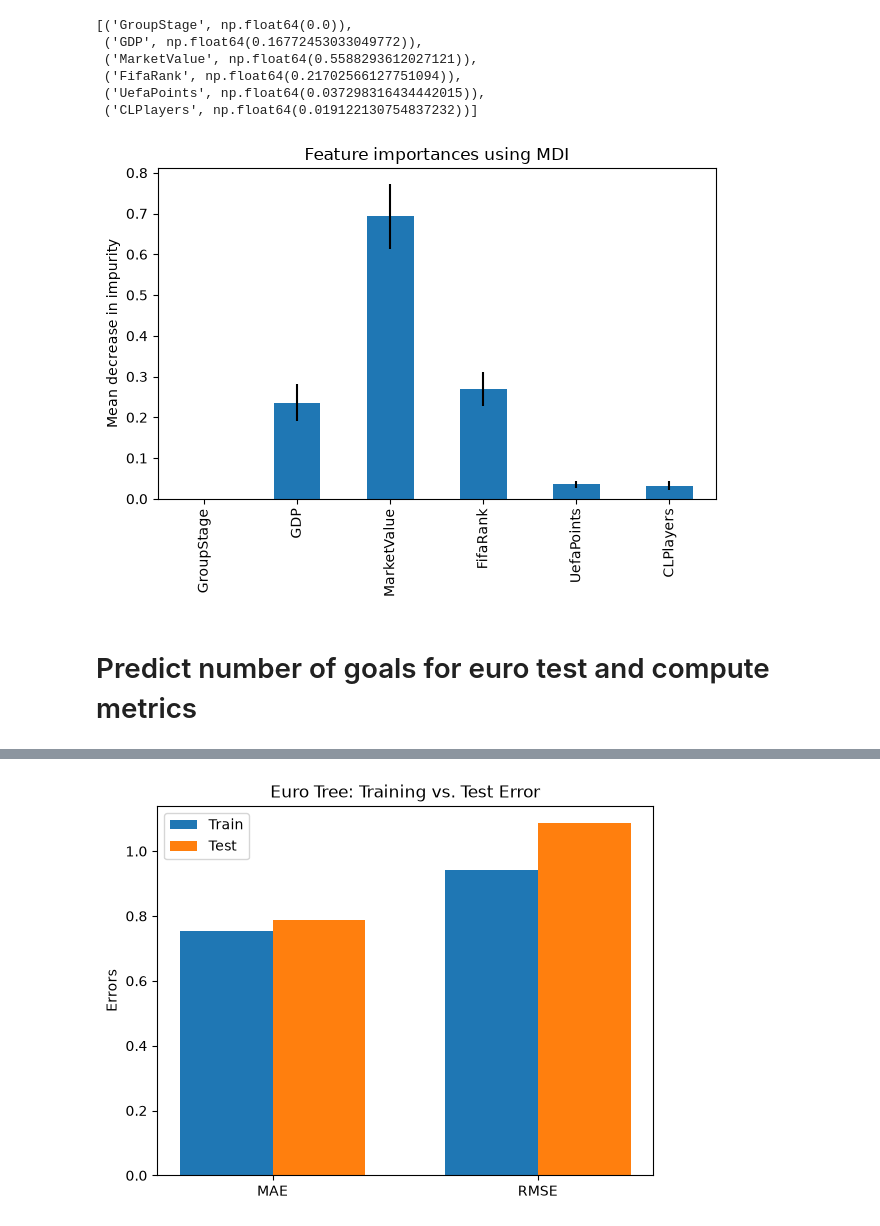
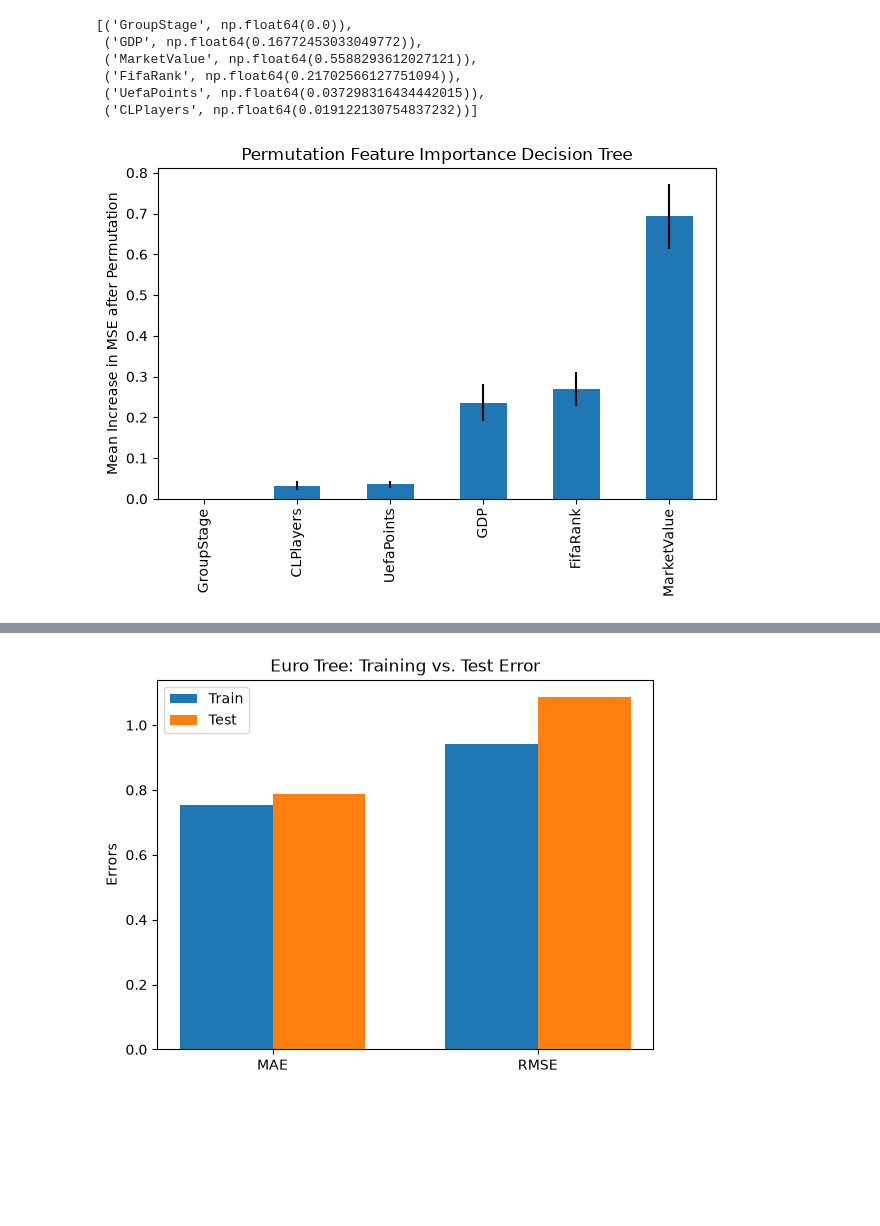
Before and after one commit to TuDCaseStudies26/CS2, a Jupyter notebook: sheet2/taski.ipynb, the cells around one changed output, grey strips where cells are left out. Drawn from its saved outputs; the diff is of its cells as text; code cells hidden in the pictures; blank space fills up the shorter version.

Commit message:
add nice graph for presi

```diff
--- a/sheet2/taski.ipynb
+++ b/sheet2/taski.ipynb
@@ -271,22 +271,21 @@ perm_importance: Bunch = permutation_importance(
     random_state=SEED,
     n_jobs=-1
 )
-importance_df: pd.DataFrame = pd.DataFrame({
+importance_df: pd.DataFrame = pd.DataFrame(
+    {
     "importances": perm_importance.importances_mean,
     "std": perm_importance.importances_std,
-},
-    index= euro_features,
-                                          )
+    },
+    index= euro_tree.feature_names_in_,
+).sort_values("importances")
 # %%
 fig, ax = plt.subplots()
 importance_df["importances"].plot.bar(
     ax=ax,
     yerr=importance_df["std"]
 )
-ax.set_title("Feature importances using MDI")
-ax.set_ylabel("Mean decrease in impurity")
+ax.set_title("Permutation Feature Importance Decision Tree")
+ax.set_ylabel("Mean Increase in MSE after Permutation")
 fig.tight_layout()
 # %% [output]
-[figure, old version]
+[figure, new version]
-# %% [markdown]
-# Predict number of goals for euro test and compute metrics
```
Also changed, not shown: parts of 6 cells of this notebook.
